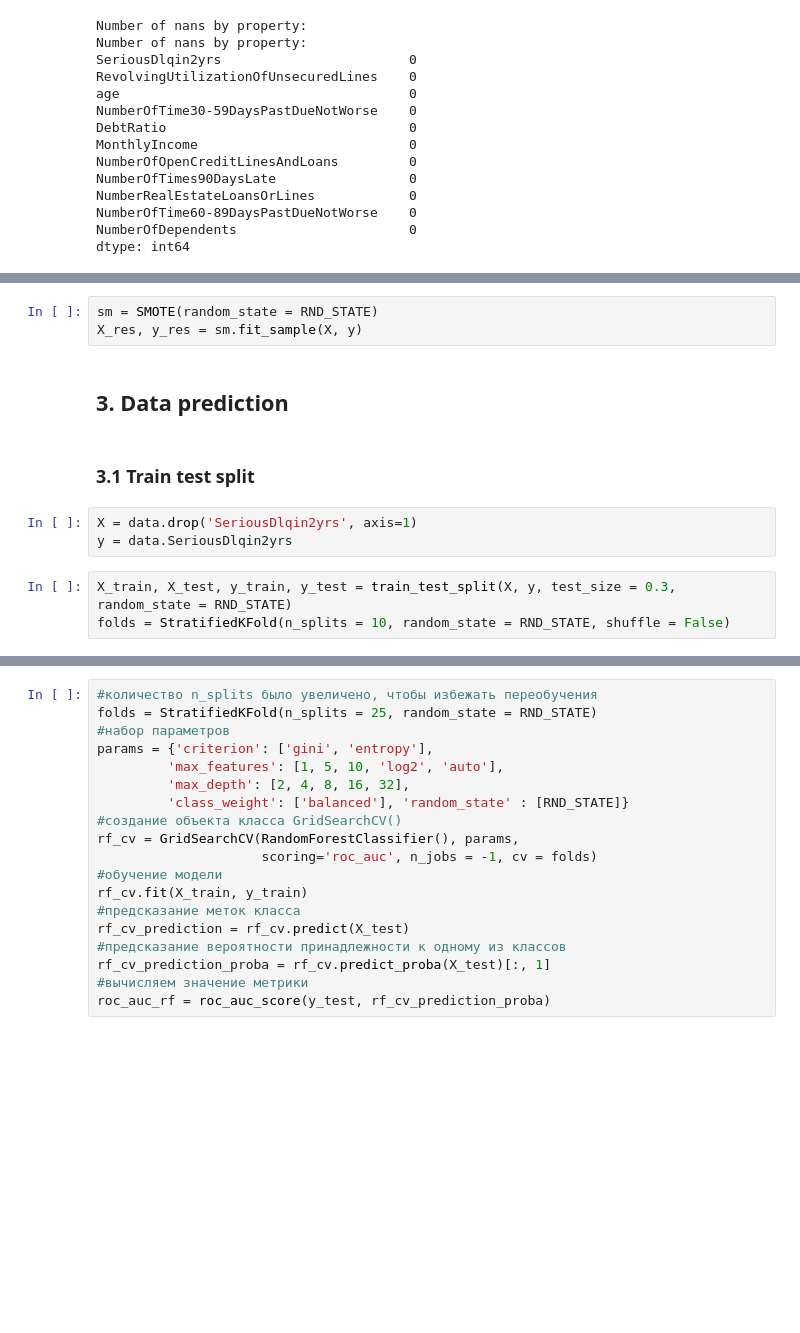
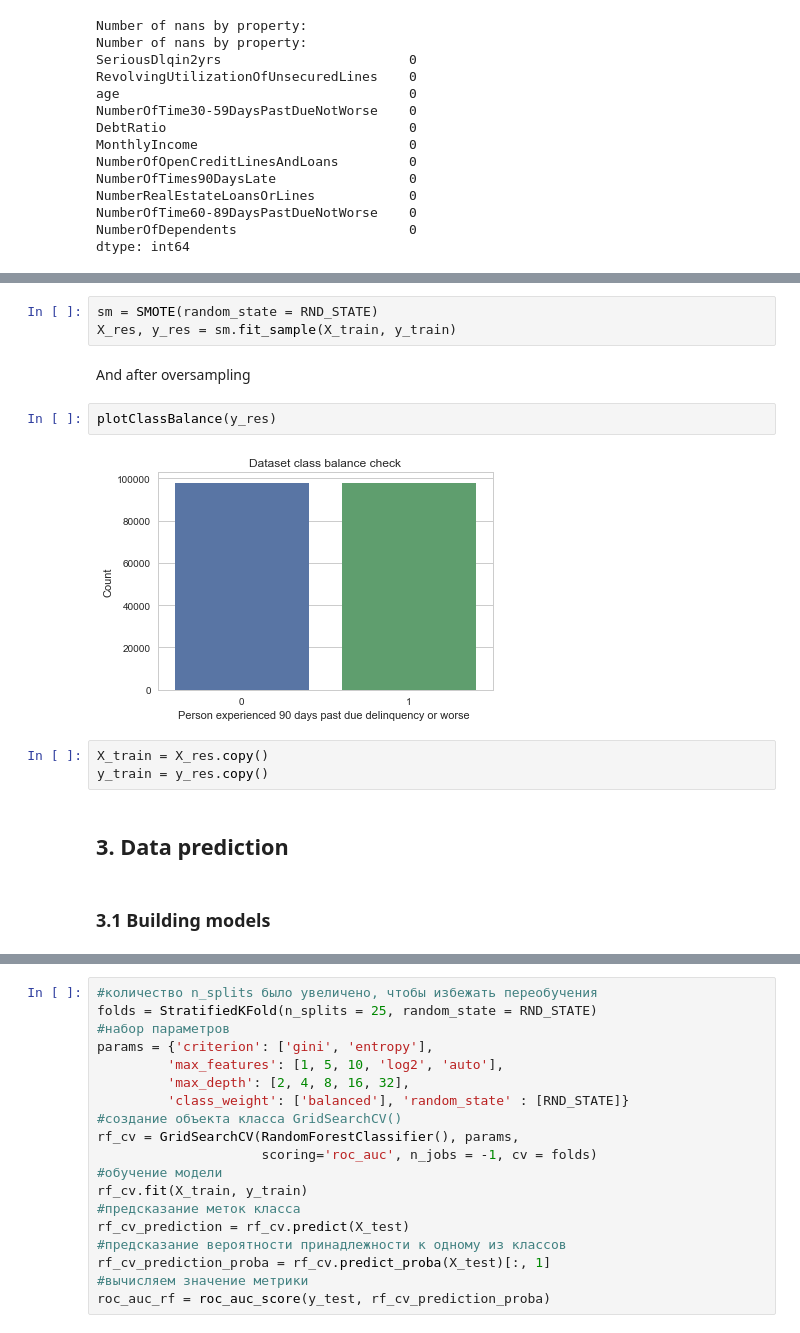
Before and after one commit to dbulgakov/HSE_DataMiningHW, a Jupyter notebook: Practical ML/FinalProject/Prj.ipynb, the cells around one changed output, grey strips where cells are left out. Drawn from its saved outputs; the diff is of its cells as text; blank space fills up the shorter version.

```diff
--- a/Practical ML/FinalProject/Prj.ipynb
+++ b/Practical ML/FinalProject/Prj.ipynb
@@ -151,13 +164,16 @@ y = data.SeriousDlqin2yrs
 # %%
 sm = SMOTE(random_state = RND_STATE)
-X_res, y_res = sm.fit_sample(X, y)
+X_res, y_res = sm.fit_sample(X_train, y_train)
+# %% [markdown]
+And after oversampling
+# %%
+plotClassBalance(y_res)
+# %% [output]
+[figure, added]
+# %%
+X_train = X_res.copy()
+y_train = y_res.copy()
 # %% [markdown]
 ## 3. Data prediction
 # %% [markdown]
-### 3.1 Train test split
+### 3.1 Building models
-# %%
-X = data.drop('SeriousDlqin2yrs', axis=1)
-y = data.SeriousDlqin2yrs
-# %%
-X_train, X_test, y_train, y_test = train_test_split(X, y, test_size = 0.3, random_state = RND_STATE)
-folds = StratifiedKFold(n_splits = 10, random_state = RND_STATE, shuffle = False)
```
Also changed, not shown: parts of 30 cells of this notebook.
